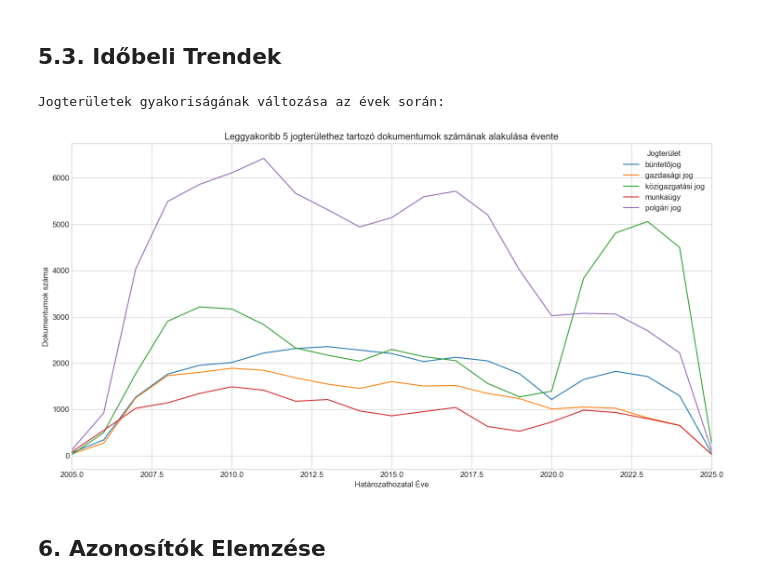
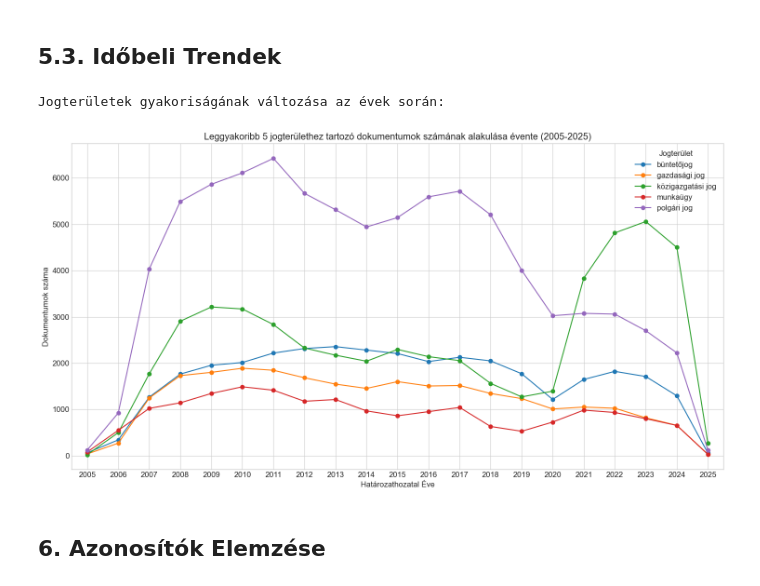
Before and after one commit to ZeleMate/Szakdolgozat, a Jupyter notebook: notebooks/eda_birosagi_hatarozatok.ipynb, the cells around one changed output. Drawn from its saved outputs; the diff is of its cells as text; code cells hidden in the pictures.

```diff
--- a/notebooks/eda_birosagi_hatarozatok.ipynb
+++ b/notebooks/eda_birosagi_hatarozatok.ipynb
@@ -52,6 +52,19 @@ else:
         else:
             print("A megadott oszlopok ('Rezume', 'IndexelesIdeje', 'IndexId') egyike sem található.")
 
+        # Oszlopok átnevezése
+        rename_mapping = {
+            'AllKapcsolodoUgyszam': 'Kapcsolódó Ügyszám',
+            'AllKapcsolodoBirosag': 'Kapcsolódó Bíróság'
+        }
+        # Csak a létező oszlopokat nevezzük át
+        existing_rename_mapping = {k: v for k, v in rename_mapping.items() if k in df.columns}
+        if existing_rename_mapping:
+            df.rename(columns=existing_rename_mapping, inplace=True)
+            print(f"Átnevezett oszlopok: {existing_rename_mapping}")
+        else:
+            print("Az átnevezendő oszlopok ('AllKapcsolodoUgyszam', 'AllKapcsolodoBirosag') egyike sem található.")
+
         print(f"Megmaradt oszlopok: {df.columns.tolist()}")
     except Exception as e:
         print(f"Hiba a CSV olvasása vagy feldolgozása közben: {e}")
@@ -383,27 +409,35 @@ if 'df' in locals() and 'text_length' in df.columns:
 # %%
 if 'df' in locals() and 'HatarozatEve_num' in df.columns and 'JogTerulet' in df.columns:
     print("\nJogterületek gyakoriságának változása az évek során:")
-    valid_years_mask = (df['HatarozatEve_num'] >= 2005) & (df['HatarozatEve_num'] <= pd.Timestamp.now().year)
+    # Ensure HatarozatEve_num is Int64 before filtering
+    if not pd.api.types.is_integer_dtype(df['HatarozatEve_num']):
+         df['HatarozatEve_num'] = pd.to_numeric(df['HatarozatEve'], errors='coerce').astype('Int64')
+
+    min_analysis_year = 2005
+    current_year = pd.Timestamp.now().year
+    valid_years_mask = (df['HatarozatEve_num'] >= min_analysis_year) & (df['HatarozatEve_num'] <= current_year)
     top_m_jogterulet = 5
     top_jogteruletek = df['JogTerulet'].value_counts().nlargest(top_m_jogterulet).index
     df_filtered_time = df[valid_years_mask & df['JogTerulet'].isin(top_jogteruletek)].copy()
-    trends = df_filtered_time.groupby(['HatarozatEve_num', 'JogTerulet']).size().unstack(fill_value=0)
-    if not trends.empty:
+
+    if not df_filtered_time.empty:
+        trends = df_filtered_time.groupby(['HatarozatEve_num', 'JogTerulet']).size().unstack(fill_value=0)
         plt.figure(figsize=(15, 8))
-        trends.plot(kind='line', ax=plt.gca())
-        plt.title(f'Leggyakoribb {top_m_jogterulet} jogterülethez tartozó dokumentumok számának alakulása évente')
+        trends.plot(kind='line', marker='o', ax=plt.gca()) # Added marker for clarity
+        plt.title(f'Leggyakoribb {top_m_jogterulet} jogterülethez tartozó dokumentumok számának alakulása évente ({min_analysis_year}-{current_year})')
         plt.xlabel('Határozathozatal Éve')
         plt.ylabel('Dokumentumok száma')
-        plt.xlim(2005, pd.Timestamp.now().year)  # Set x-axis limits to start from 2005
+        plt.xticks(range(min_analysis_year, current_year + 1, max(1, (current_year - min_analysis_year) // 15))) # Adjust tick frequency
+        plt.xlim(min_analysis_year - 0.5, current_year + 0.5) # Adjust xlim slightly
         plt.legend(title='Jogterület')
         plt.grid(True)
         plt.tight_layout()
         plt.show()
     else:
-        print("Nem található elég adat a jogterületek időbeli trendjének vizsgálatához.")
+        print(f"Nem található elég adat a top {top_m_jogterulet} jogterület időbeli trendjének vizsgálatához {min_analysis_year} óta.")
 # %% [output]
 Jogterületek gyakoriságának változása az évek során:
-[figure, old version]
+[figure, new version]
 # %% [markdown]
 ## 6. Azonosítók Elemzése
 # %%
```
Also changed, not shown: parts of 5 cells of this notebook, 2 other files.
